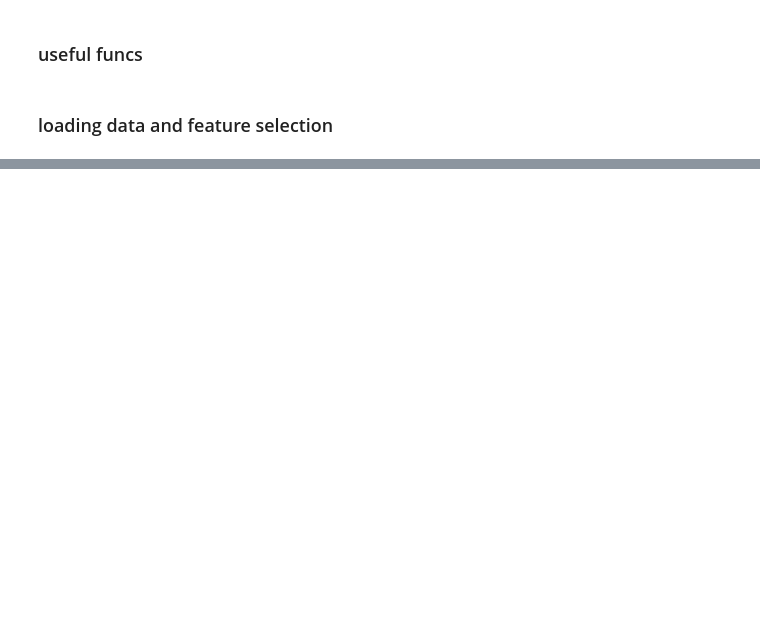
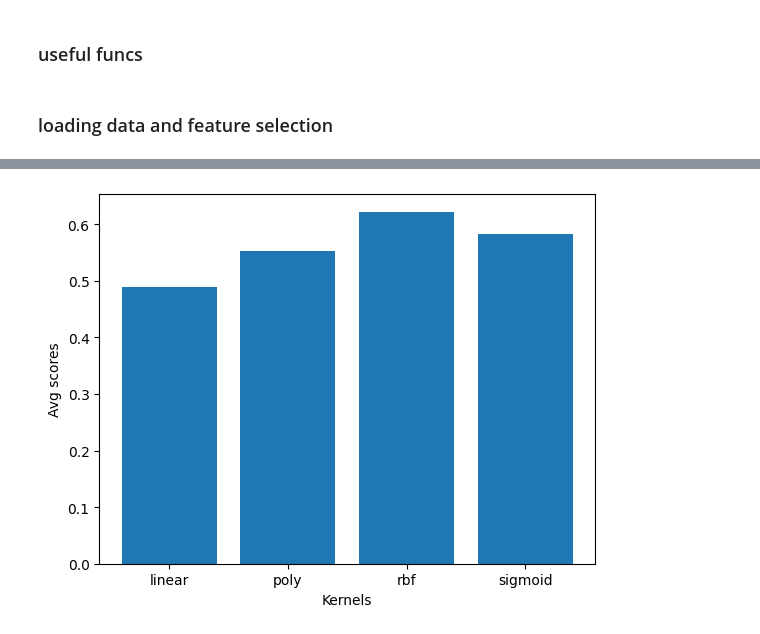
Before and after one commit to GamGam1/ML-Projs, a Jupyter notebook: Sentiment Analysis/Sentiment Analysis SVM.ipynb, the cells around one changed output, grey strips where cells are left out. Drawn from its saved outputs; the diff is of its cells as text; code cells hidden in the pictures; blank space fills up the shorter version.

```diff
--- a/Sentiment Analysis/Sentiment Analysis SVM.ipynb
+++ b/Sentiment Analysis/Sentiment Analysis SVM.ipynb
@@ -128,0 +139,5 @@ only_neg_df.sort_values(by='count', ascending=False).head(15)
+# %%
+neg_lst = only_neg_df[only_neg_df['count'] >= 8]['words'].to_numpy()
+pos_lst = only_pos_df[only_pos_df['count'] >= 8]['words'].to_numpy()
+both_lst = np.array(['love','fun','fact','why','yet','better','think','going','media','ended','episode','fake','baby','pass'])
+word_lst = np.append(np.append(neg_lst, pos_lst), both_lst)
@@ -128,0 +154,4 @@ only_neg_df.sort_values(by='count', ascending=False).head(15)
+# %%
+#setting up train and test set plus kfold set up
+X_train, X_test, y_train, y_test = train_test_split(ft_df, labels, test_size=0.2, random_state=42)
+kf = KFold(n_splits=5, shuffle=True, random_state=42)
@@ -128,0 +172,7 @@ only_neg_df.sort_values(by='count', ascending=False).head(15)
+# %%
+plt.bar(lst_of_kernel, avg_scores)
+plt.xlabel('Kernels')
+plt.ylabel('Avg scores')
+plt.show()
+# %% [output]
+[figure, added]
```
Also changed, not shown: parts of 17 cells of this notebook, 2 other files.
